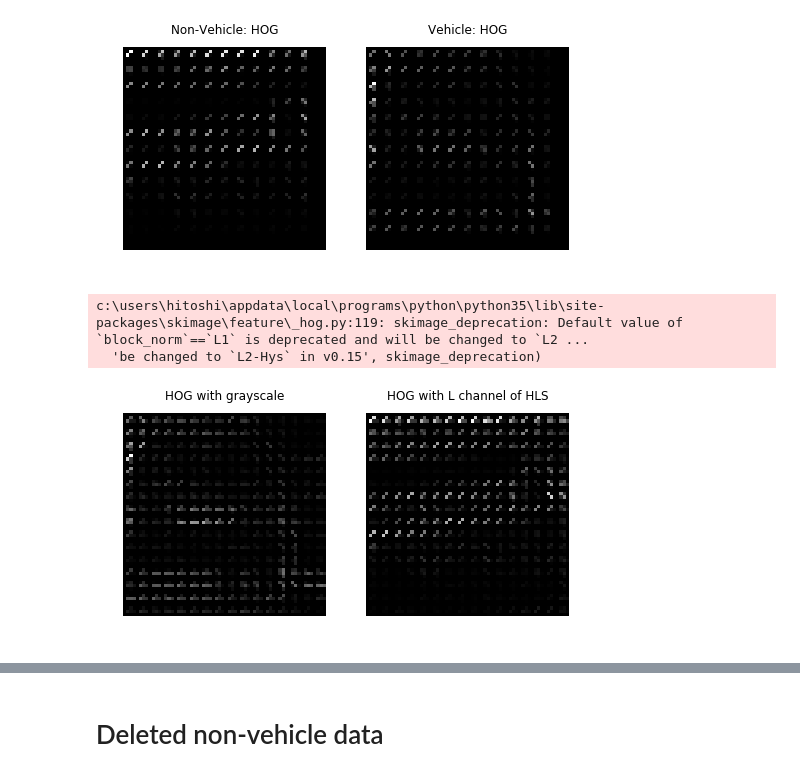
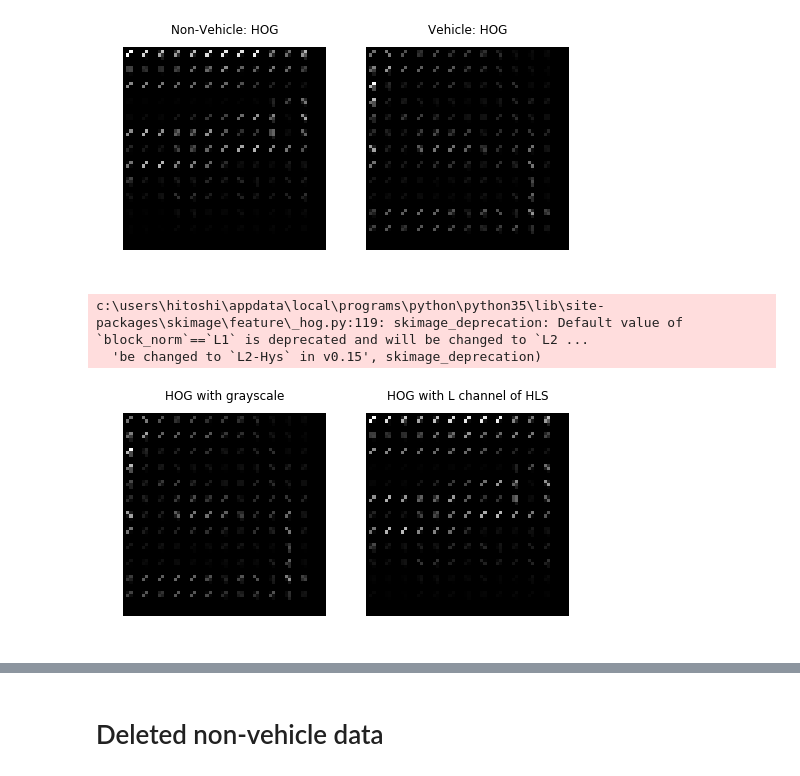
Before and after one commit to GinYoshida/Udacity_CarND_P5_Vehicle_Detection, a Jupyter notebook: Code_test.ipynb, the cells around one changed output, grey strips where cells are left out. Cells and saved outputs as stored; diff of their text form; code cells hidden in the pictures.

Commit message:
update the report

```diff
--- a/Code_test.ipynb
+++ b/Code_test.ipynb
@@ -89,23 +89,23 @@ c:\users\hitoshi\appdata\local\programs\python\python35\lib\site-packages\skimag
 # %%
 img_car = cv2.imread(cars[1700])
 img_cov_car_gray = cv2.cvtColor(img_car , cv2.COLOR_BGR2GRAY)
 img_cov_car_HLS_L = cv2.cvtColor(img , cv2.COLOR_BGR2HLS)[:,:,1]
 
-feature, hog_img_gray = get_hog_features(img_cov_car_gray,12,4,3,vis = True)
-feature, hog_img_HLS = get_hog_features(img_cov_car_HLS_L,12,4,3,vis = True)
+feature, hog_img_gray = get_hog_features(img_cov_car_gray,9,5,3,vis = True)
+feature, hog_img_HLS = get_hog_features(img_cov_car_HLS_L,9,5,3,vis = True)
 
 fig, (ax0, ax1) = plt.subplots(1, 2, figsize=(8, 4), sharex=True, sharey=True)
 
 ax0.axis('off')
 ax0.imshow(hog_img_gray,cmap=plt.cm.gray)
 ax0.set_title('HOG with grayscale',fontsize=12)
 ax1.axis('off')
 ax1.imshow(hog_img_HLS, cmap=plt.cm.gray)
 ax1.set_title('HOG with L channel of HLS',fontsize=12)
 
-plt.savefig("./for_report/HOG_example_2.png")
+plt.savefig("./for_report/Fig1_2_2_HOG_example.png")
 plt.show()
 # %% [output]
 c:\users\hitoshi\appdata\local\programs\python\python35\lib\site-packages\skimage\feature\_hog.py:119: skimage_deprecation: Default value of `block_norm`==`L1` is deprecated and will be changed to `L2 ...
   'be changed to `L2-Hys` in v0.15', skimage_deprecation)
-[figure, old version]
+[figure, new version]
```
Also changed, not shown: parts of 1 cell of this notebook, 4 other files.
